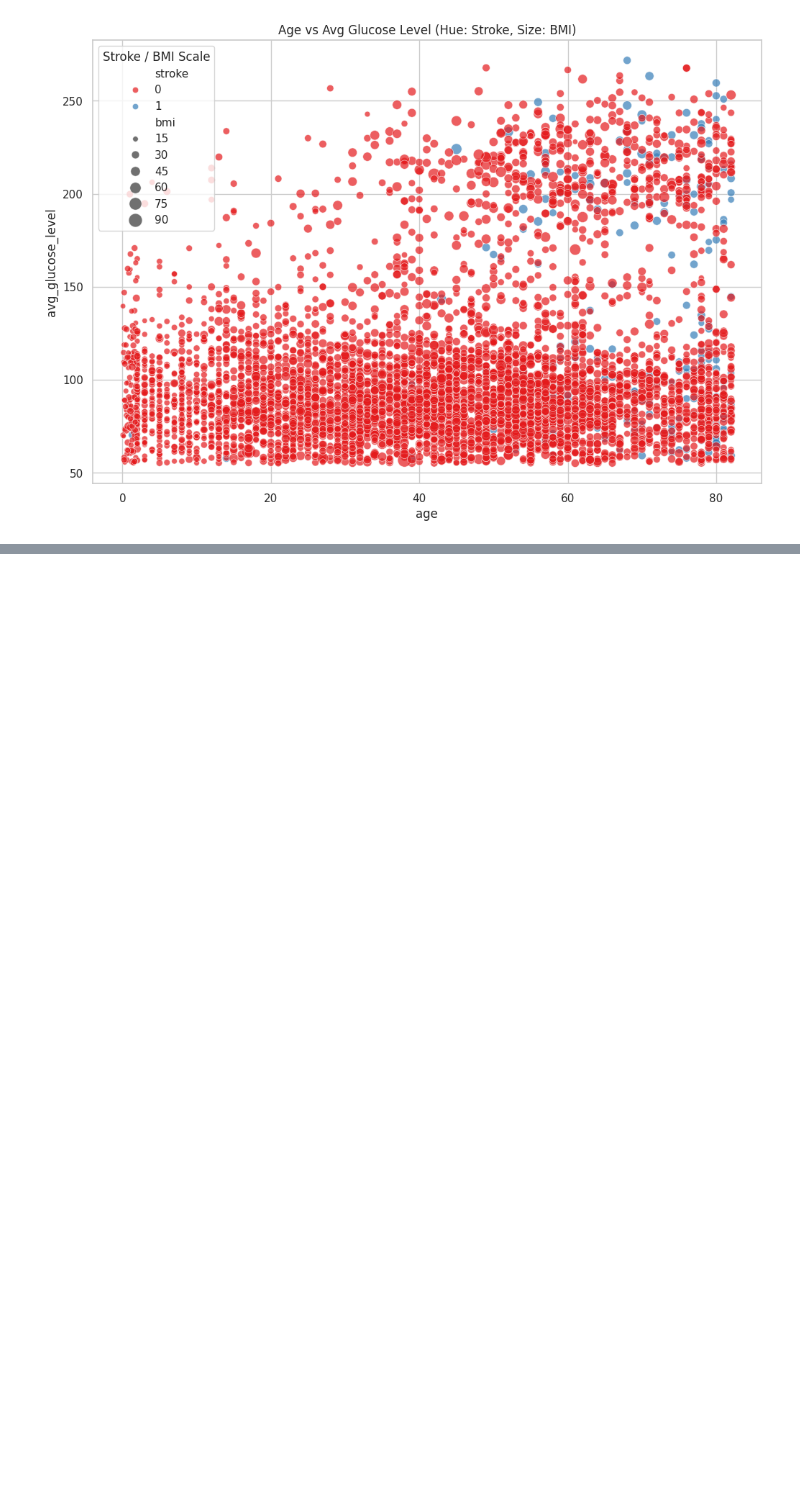
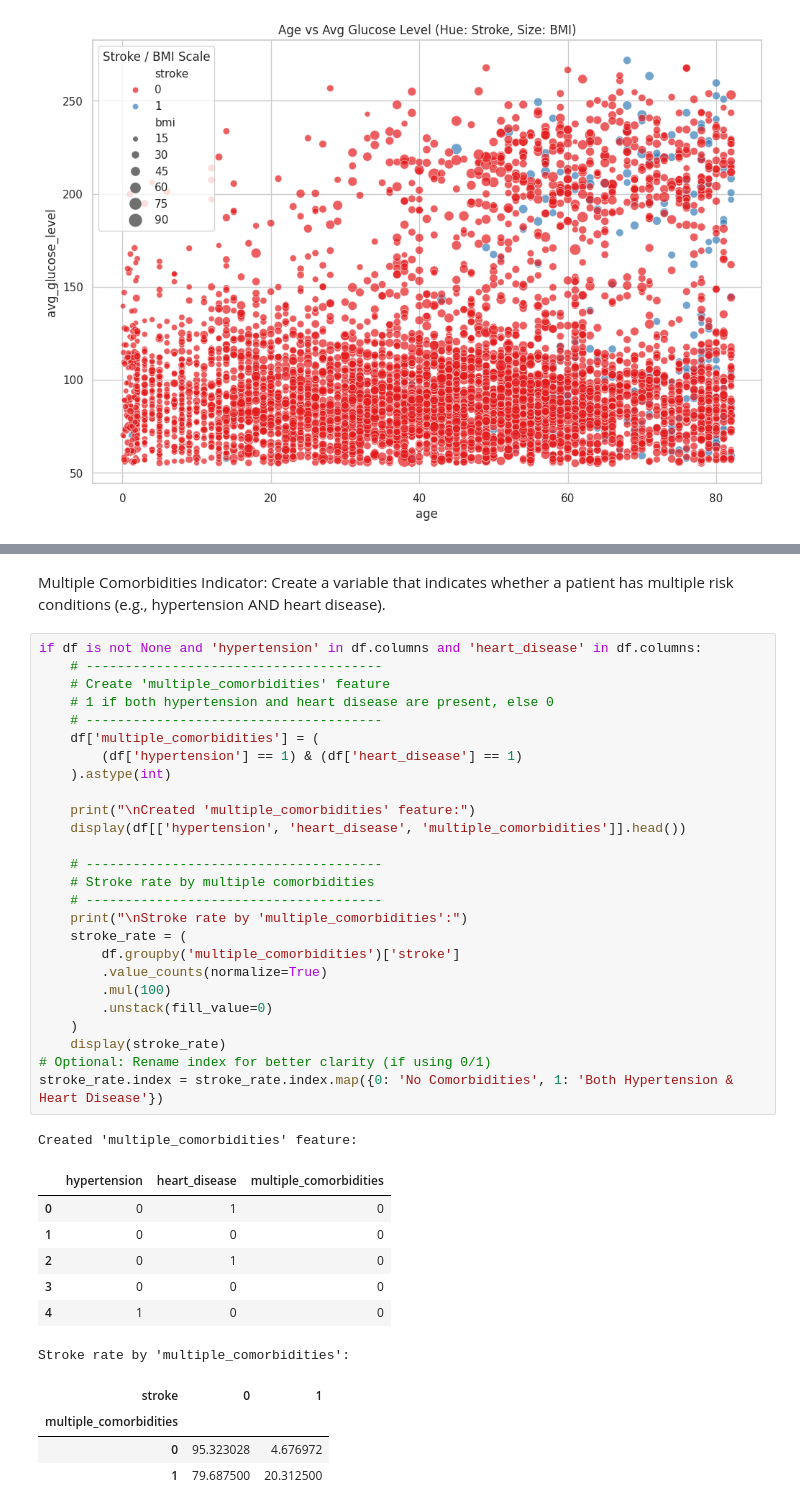
Before and after one commit to jeloerc/healthcare-dataset-stroke-data, a Jupyter notebook: notebooks/Stroke_Prediction_analisis.ipynb, the cells around one changed output, grey strips where cells are left out. Cells and saved outputs as stored; diff of their text form; blank space fills up the shorter version.

```diff
--- a/notebooks/Stroke_Prediction_analisis.ipynb
+++ b/notebooks/Stroke_Prediction_analisis.ipynb
@@ -557,0 +651,41 @@ if df is not None and 'age' in df.columns and 'avg_glucose_level' in df.columns
+# %% [markdown]
+Multiple Comorbidities Indicator: Create a variable that indicates whether a patient has multiple risk conditions (e.g., hypertension AND heart disease).
+# %%
+if df is not None and 'hypertension' in df.columns and 'heart_disease' in df.columns:
+    # --------------------------------------
+    # Create 'multiple_comorbidities' feature
+    # 1 if both hypertension and heart disease are present, else 0
+    # --------------------------------------
+    df['multiple_comorbidities'] = (
+        (df['hypertension'] == 1) & (df['heart_disease'] == 1)
+    ).astype(int)
+
+    print("\nCreated 'multiple_comorbidities' feature:")
+    display(df[['hypertension', 'heart_disease', 'multiple_comorbidities']].head())
+
+    # --------------------------------------
+    # Stroke rate by multiple comorbidities
+    # --------------------------------------
+    print("\nStroke rate by 'multiple_comorbidities':")
+    stroke_rate = (
+        df.groupby('multiple_comorbidities')['stroke']
+        .value_counts(normalize=True)
+        .mul(100)
+        .unstack(fill_value=0)
+    )
+    display(stroke_rate)
+# Optional: Rename index for better clarity (if using 0/1)
+stroke_rate.index = stroke_rate.index.map({0: 'No Comorbidities', 1: 'Both Hypertension & Heart Disease'})
+# %% [output]
+Created 'multiple_comorbidities' feature:
+|  | hypertension | heart_disease | multiple_comorbidities |
+| 0 | 0 | 1 | 0 |
+| 1 | 0 | 0 | 0 |
+| 2 | 0 | 1 | 0 |
+| 3 | 0 | 0 | 0 |
+| 4 | 1 | 0 | 0 |
+Stroke rate by 'multiple_comorbidities':
+| stroke | 0 | 1 |
+| multiple_comorbidities |  |  |
+| 0 | 95.323028 | 4.676972 |
+| 1 | 79.687500 | 20.312500 |
```
Also changed, not shown: parts of 5 cells of this notebook.
